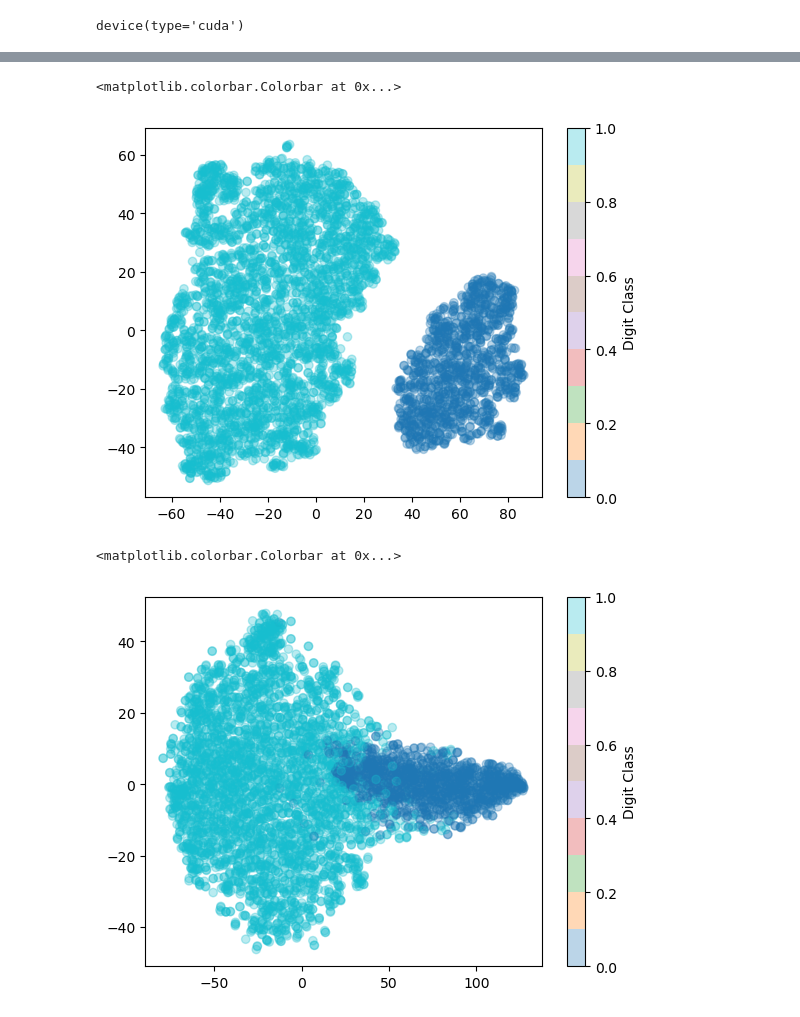
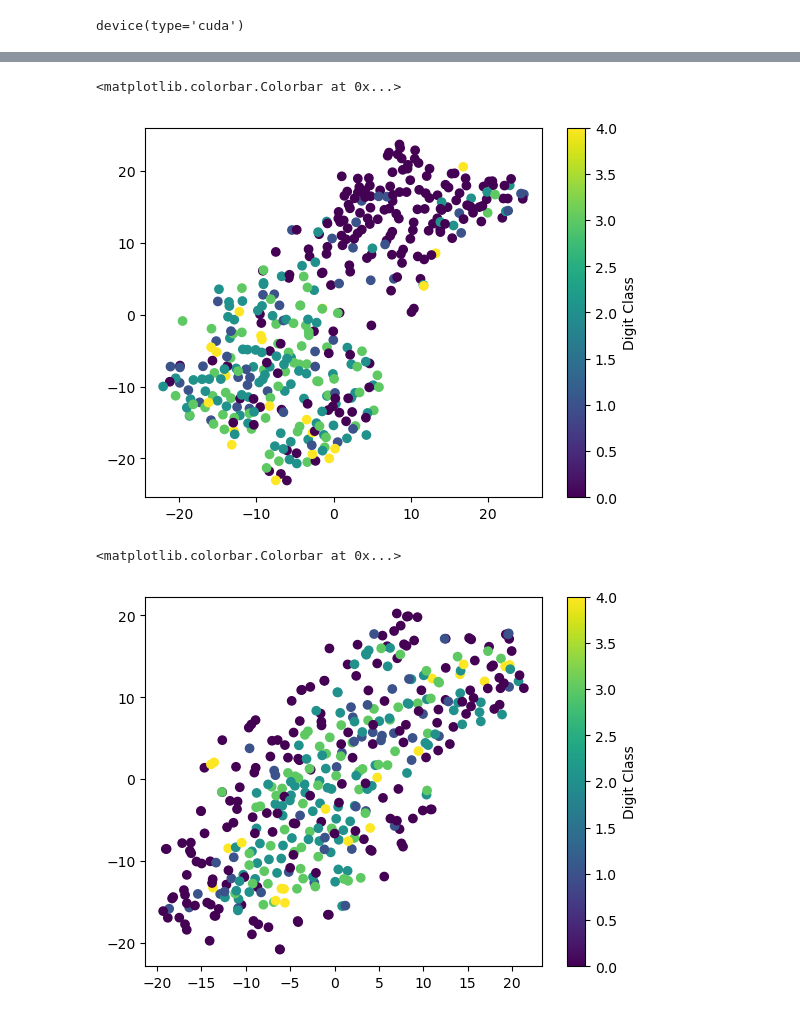
Before and after one commit to scotsun/clear-vae, a Jupyter notebook: contrastive-vae/medmnist_expr.ipynb, the cells around one changed output, grey strips where cells are left out. Drawn from its saved outputs; the diff is of its cells as text; code cells hidden in the pictures.

```diff
--- a/contrastive-vae/medmnist_expr.ipynb
+++ b/contrastive-vae/medmnist_expr.ipynb
@@ -72,3 +66,3 @@ trainer = SimpleCNNTrainer(cnn, optimizer, criterion, 5, device)
 # %%
-trainer.fit(11, train_loader, valid_loader)
+trainer.fit(16, train_loader, valid_loader)
 # %% [output]
@@ -94,19 +100,19 @@ val_auroc: {0: 0.944, 1: 0.944}
 # %%
 Z_DIM = 32
-TEMP = 0.5
+TEMP = 0.005
 ALPHA = [1000, 1000]
 LABEL_FLIPPING = True
-vae = VAE(total_z_dim=Z_DIM).to(device)
-optimizer = torch.optim.Adam(vae.parameters(), lr=5e-4)
+vae = VAE(total_z_dim=Z_DIM, in_channel=3).to(device)
+optimizer = torch.optim.Adam(vae.parameters(), lr=2e-4)
 trainer = CDVAETrainer(
     vae,
     optimizer,
     sim_fn="cosine",
-    hyperparameter={"temperature": TEMP, "beta": 0.5, "loc": 5e3, "scale": 1e3,
+    hyperparameter={"temperature": TEMP, "beta": 1, "loc": 0, "scale": 1,
                     "alpha": ALPHA, "label_flipping": LABEL_FLIPPING},
-    verbose_period=5,
+    verbose_period=40,
     device=device,
 )
 # %%
-trainer.fit(51, train_loader, valid_loader)
+trainer.fit(201, train_loader, test_loader)
 # %% [output]
@@ -138,7 +134,7 @@ mu_ss = []
 labels = []
 styles = []
 with torch.no_grad():
-    for X, label in tqdm(train_loader):
+    for X, label in tqdm(test_loader):
         X = X.to(device)
         label = label.to(device)
 
@@ -157,22 +153,22 @@ from sklearn.manifold import TSNE
 tsne = TSNE(n_components=2, perplexity=30, learning_rate=200, init='pca')
 mu_cs_tsne = tsne.fit_transform(mu_cs.cpu().numpy())
 # %%
-plt.scatter(mu_cs_tsne[:, 0], mu_cs_tsne[:, 1], alpha=0.3,
-            c=labels.cpu().numpy(), cmap='tab10')
+plt.scatter(mu_cs_tsne[:, 0], mu_cs_tsne[:, 1], alpha=1,
+            c=labels.cpu().numpy(), cmap='viridis')
 plt.colorbar(label='Digit Class')
 # %% [output]
 <matplotlib.colorbar.Colorbar at 0x...>
-[figure, old version]
+[figure, new version]
 # %%
 tsne = TSNE(n_components=2, perplexity=30, learning_rate=200, init='pca')
 mu_ss_tsne = tsne.fit_transform(mu_ss.cpu().numpy())
 # %%
-plt.scatter(mu_ss_tsne[:,0], mu_ss_tsne[:,1], alpha=0.3,
-            c=labels.cpu().numpy(), cmap='tab10')
+plt.scatter(mu_ss_tsne[:,0], mu_ss_tsne[:,1], alpha=1,
+            c=labels.cpu().numpy(), cmap='viridis')
 plt.colorbar(label='Digit Class')
 # %% [output]
 <matplotlib.colorbar.Colorbar at 0x...>
-[figure, old version]
+[figure, new version]
 # %%
 vae.eval()
 for p in vae.parameters():
```
Also changed, not shown: parts of 11 cells of this notebook, 18 other files.
